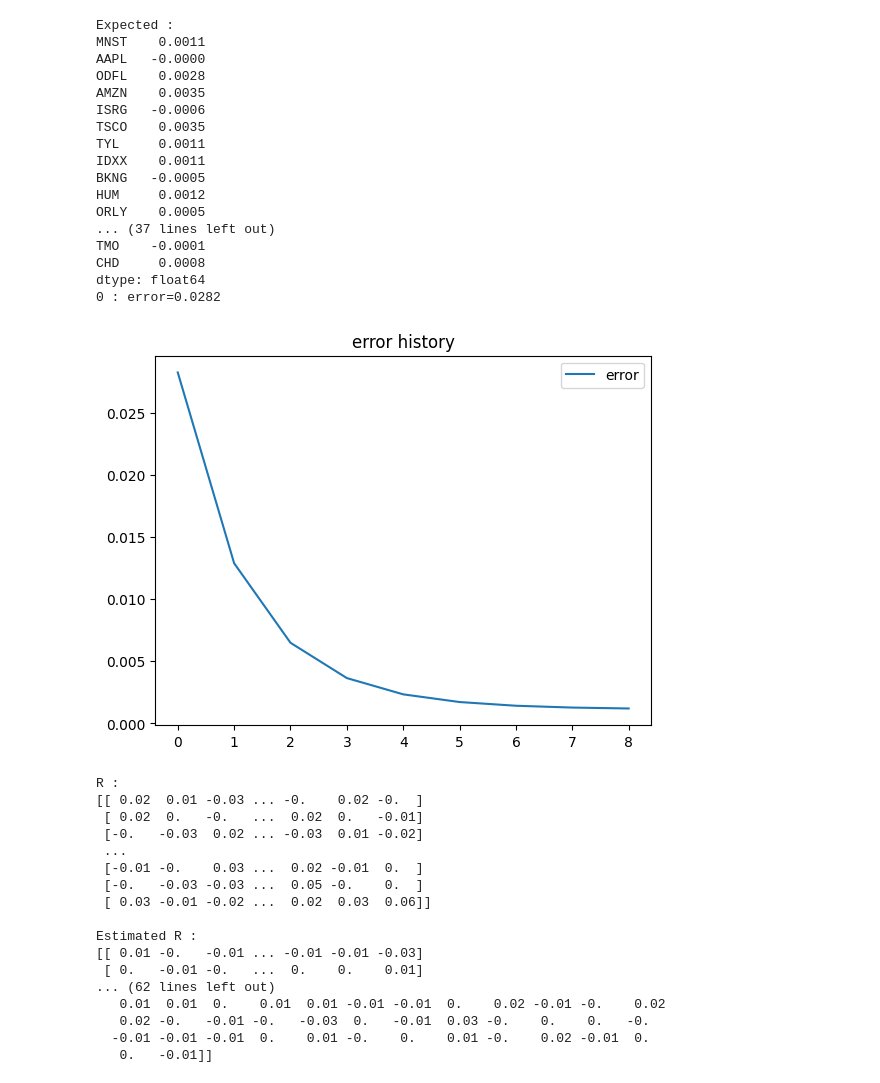
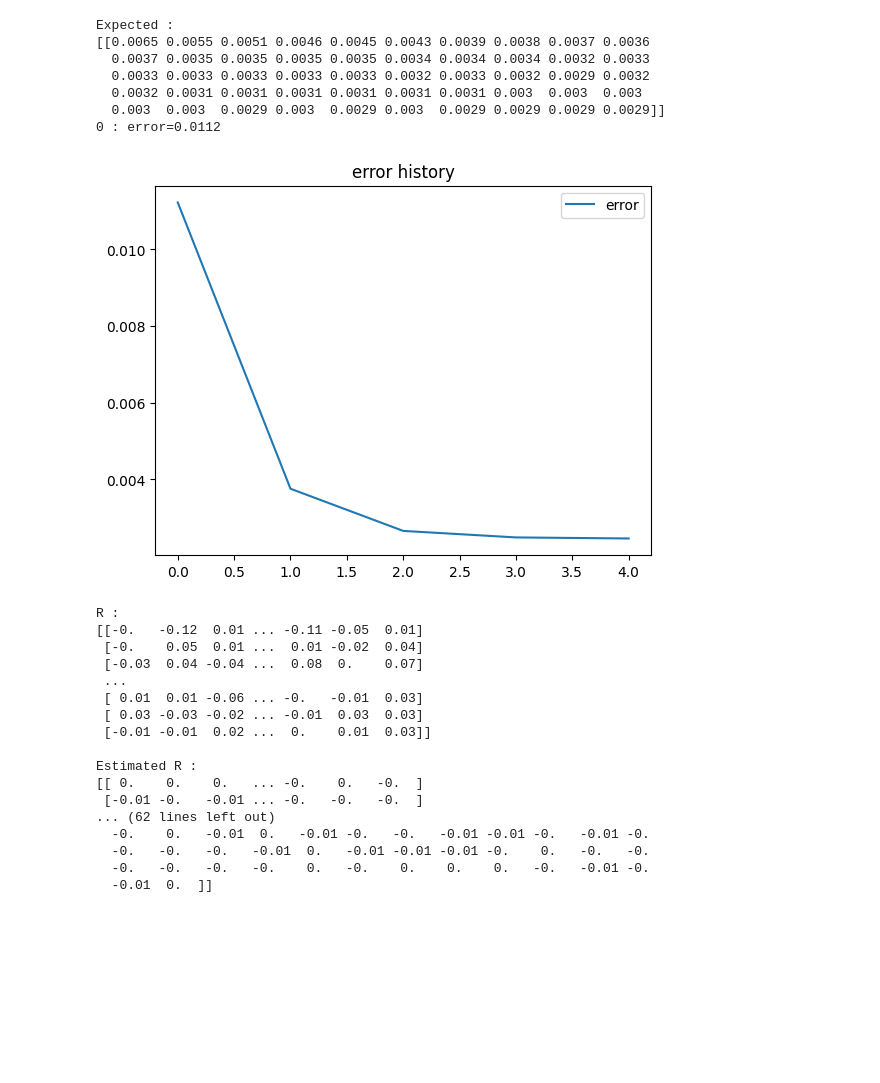
Before and after one commit to ChoiInYeol/Asset-pricing-models-using-deep-learning-networks, a Jupyter notebook: 3. Factor_Model+RecommandSystem-Stock copy.ipynb, the cells around one changed output. Saved outputs shown, nothing was run; the diff lists cells and outputs as text; code cells hidden in the pictures; blank space fills up the shorter version.

```diff
--- a/3. Factor_Model+RecommandSystem-Stock copy.ipynb
+++ b/3. Factor_Model+RecommandSystem-Stock copy.ipynb
@@ -1,24 +23,23 @@
 # %%
-# 행렬 분해 : R = F * B
-# NaN이 포함된 R이 주어졌을 때 행렬 F, B를 추정한다. (by Stochastic Gradient Descent)
-import numpy as np
-import numba as nb
-import matplotlib.pyplot as plt
-import pandas as pd
+K = 10 # number of factors
 
-df = pd.read_csv("top50-Stock_LogReturn.csv", index_col="Date")[:462]
-E = df.mean(axis=0)
-X = df - E
+# 주간 수익률 데이터를 읽어온다.
+rtn_df = pd.read_csv('top50-W-Stock_LogReturn.csv', index_col='Date')
+rtn_R = np.array(rtn_df)
+
+N_ROW = rtn_df.shape[0] # time 개수
+N_COL = rtn_R.shape[1] # item (종목) 개수
+
+# mean centering
+E = rtn_R.mean(axis=0).reshape(1, N_COL)
+cent_R = rtn_R - E
 
 # User-item matrix
 N = np.NaN
-R = np.array(X)
+R = np.array(cent_R)
 
 print('\nExpected :')
 print(E.round(4))
-
-N_ROW = R.shape[0]
-N_COL = R.shape[1]
 
 @nb.jit
 # SGD로 행렬 F, B를 업데이트한다.
@@ -68,66 +89,55 @@ def factorize_matrix(matR, k, max_iter=1000, alpha=0.01, gamma=0.01, err_limit=1
         old_err = err
 
         if step % 10 == 0:
             print('{} : error={:.4f}'.format(step, err))
 
     if step >= max_iter - 1:
         print('max_iter={}번 동안 stop하지 못했습니다.'.format(max_iter))
         print('max_iter를 늘리거나 err_limit을 늘려야 합니다.')
 
     return F, B.T, err_hist
 
-K = 10               # number of factors
 F, B, err = factorize_matrix(R, K)
 ER = np.dot(F, B)   # estimated R
 
 # error history를 관찰한다.
 plt.plot(err, label='error')
 plt.legend()
 plt.title('error history')
 plt.show()
 
 print('\nR :')
 print(np.round(R, 2))
 print('\nEstimated R :')
 print(np.round(ER, 2))
 print('\nF :')
 print(np.round(F, 2))
 print('\nB :')
 print(np.round(B, 2))
 # %% [output]
 Expected :
-MNST    0.0011
-AAPL   -0.0000
-ODFL    0.0028
-AMZN    0.0035
-ISRG   -0.0006
-TSCO    0.0035
-TYL     0.0011
-IDXX    0.0011
-BKNG   -0.0005
-HUM     0.0012
-ORLY    0.0005
-... (37 lines left out)
-TMO    -0.0001
-CHD     0.0008
-dtype: float64
-0 : error=0.0282
+[[0.0065 0.0055 0.0051 0.0046 0.0045 0.0043 0.0039 0.0038 0.0037 0.0036
+  0.0037 0.0035 0.0035 0.0035 0.0035 0.0034 0.0034 0.0034 0.0032 0.0033
+  0.0033 0.0033 0.0033 0.0033 0.0033 0.0032 0.0033 0.0032 0.0029 0.0032
+  0.0032 0.0031 0.0031 0.0031 0.0031 0.0031 0.0031 0.003  0.003  0.003
+  0.003  0.003  0.0029 0.003  0.0029 0.003  0.0029 0.0029 0.0029 0.0029]]
+0 : error=0.0112
-[figure, old version]
+[figure, new version]
 R :
-[[ 0.02  0.01 -0.03 ... -0.    0.02 -0.  ]
- [ 0.02  0.   -0.   ...  0.02  0.   -0.01]
- [-0.   -0.03  0.02 ... -0.03  0.01 -0.02]
+[[-0.   -0.12  0.01 ... -0.11 -0.05  0.01]
+ [-0.    0.05  0.01 ...  0.01 -0.02  0.04]
+ [-0.03  0.04 -0.04 ...  0.08  0.    0.07]
  ...
- [-0.01 -0.    0.03 ...  0.02 -0.01  0.  ]
- [-0.   -0.03 -0.03 ...  0.05 -0.    0.  ]
- [ 0.03 -0.01 -0.02 ...  0.02  0.03  0.06]]
+ [ 0.01  0.01 -0.06 ... -0.   -0.01  0.03]
+ [ 0.03 -0.03 -0.02 ... -0.01  0.03  0.03]
+ [-0.01 -0.01  0.02 ...  0.    0.01  0.03]]
 
 Estimated R :
-[[ 0.01 -0.   -0.01 ... -0.01 -0.01 -0.03]
- [ 0.   -0.01 -0.   ...  0.    0.    0.01]
+[[ 0.    0.    0.   ... -0.    0.   -0.  ]
+ [-0.01 -0.   -0.01 ... -0.   -0.   -0.  ]
 ... (62 lines left out)
-   0.01  0.01  0.    0.01  0.01 -0.01 -0.01  0.    0.02 -0.01 -0.    0.02
-   0.02 -0.   -0.01 -0.   -0.03  0.   -0.01  0.03 -0.    0.    0.   -0.
-  -0.01 -0.01 -0.01  0.    0.01 -0.    0.    0.01 -0.    0.02 -0.01  0.
-   0.   -0.01]]
+  -0.    0.   -0.01  0.   -0.01 -0.   -0.   -0.01 -0.01 -0.   -0.01 -0.
+  -0.   -0.   -0.   -0.01  0.   -0.01 -0.01 -0.01 -0.    0.   -0.   -0.
+  -0.   -0.   -0.   -0.    0.   -0.    0.    0.    0.   -0.   -0.01 -0.
+  -0.01  0.  ]]
 # %%
```
Also changed, not shown: parts of 5 cells of this notebook, 5 other files.
